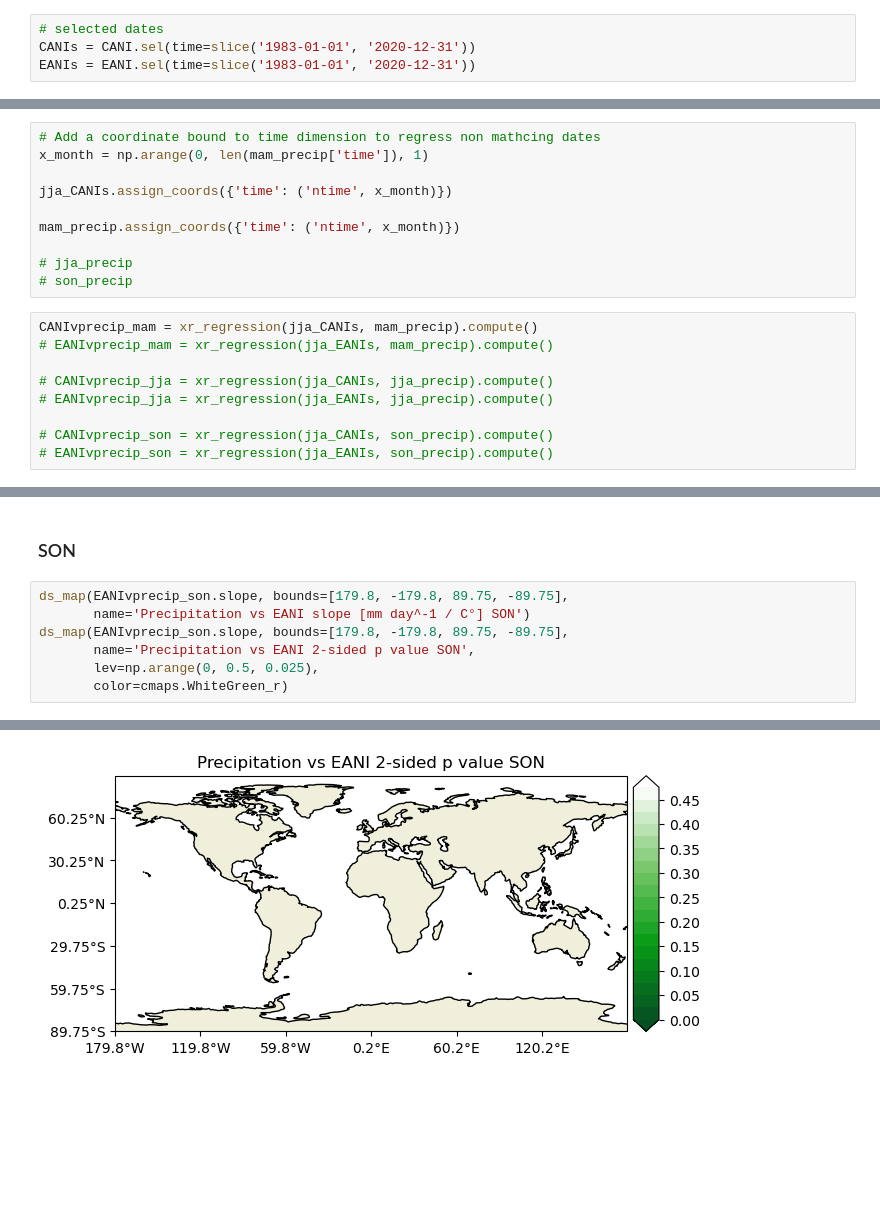
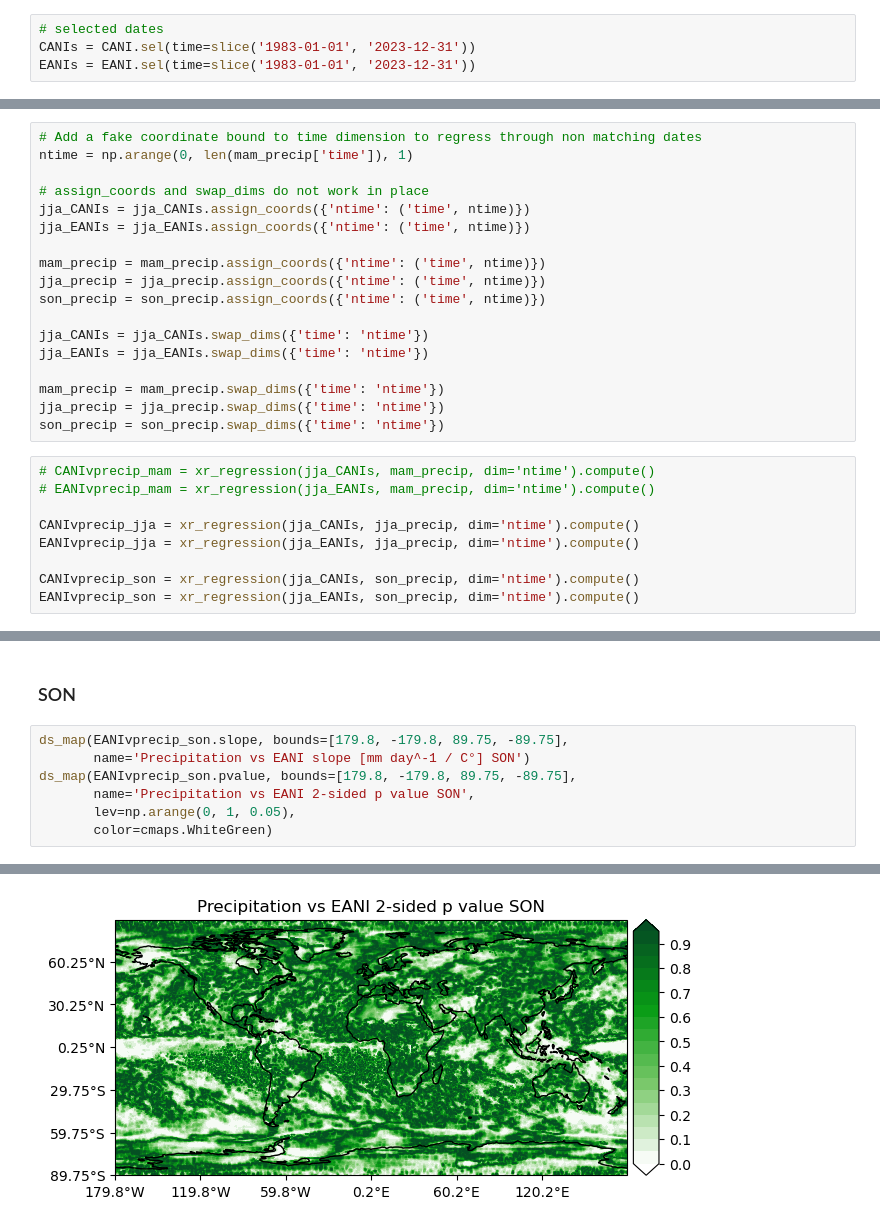
Before and after one commit to allan3prez/ATLN_HG, a Jupyter notebook: Precip_analysis.ipynb, the cells around one changed output, grey strips where cells are left out. Cells and saved outputs as stored; diff of their text form; blank space fills up the shorter version.

Commit message:
fixed regression p value plots and extended CANI_EANI reanalysis to match GPCP

```diff
--- a/Precip_analysis.ipynb
+++ b/Precip_analysis.ipynb
@@ -285,8 +285,8 @@ Attributes:
 # select data
 # %%
 # selected dates
-CANIs = CANI.sel(time=slice('1983-01-01', '2020-12-31'))
-EANIs = EANI.sel(time=slice('1983-01-01', '2020-12-31'))
+CANIs = CANI.sel(time=slice('1983-01-01', '2023-12-31'))
+EANIs = EANI.sel(time=slice('1983-01-01', '2023-12-31'))
 # %%
 CANIs
 # %% [output]
@@ -317,24 +317,32 @@ son_precip = precip.where(precip['time'].dt.month.isin([9, 10, 11]), drop=True).
 
 select per season
 # %%
-# Add a coordinate bound to time dimension to regress non mathcing dates
-x_month = np.arange(0, len(mam_precip['time']), 1)
+# Add a fake coordinate bound to time dimension to regress through non matching dates
+ntime = np.arange(0, len(mam_precip['time']), 1)
 
-jja_CANIs.assign_coords({'time': ('ntime', x_month)})
+# assign_coords and swap_dims do not work in place
+jja_CANIs = jja_CANIs.assign_coords({'ntime': ('time', ntime)})
+jja_EANIs = jja_EANIs.assign_coords({'ntime': ('time', ntime)})
 
-mam_precip.assign_coords({'time': ('ntime', x_month)})
+mam_precip = mam_precip.assign_coords({'ntime': ('time', ntime)})
+jja_precip = jja_precip.assign_coords({'ntime': ('time', ntime)})
+son_precip = son_precip.assign_coords({'ntime': ('time', ntime)})
 
-# jja_precip
-# son_precip
+jja_CANIs = jja_CANIs.swap_dims({'time': 'ntime'})
+jja_EANIs = jja_EANIs.swap_dims({'time': 'ntime'})
+
+mam_precip = mam_precip.swap_dims({'time': 'ntime'})
+jja_precip = jja_precip.swap_dims({'time': 'ntime'})
+son_precip = son_precip.swap_dims({'time': 'ntime'})
 # %%
-CANIvprecip_mam = xr_regression(jja_CANIs, mam_precip).compute()
-# EANIvprecip_mam = xr_regression(jja_EANIs, mam_precip).compute()
+# CANIvprecip_mam = xr_regression(jja_CANIs, mam_precip, dim='ntime').compute()
+# EANIvprecip_mam = xr_regression(jja_EANIs, mam_precip, dim='ntime').compute()
 
-# CANIvprecip_jja = xr_regression(jja_CANIs, jja_precip).compute()
-# EANIvprecip_jja = xr_regression(jja_EANIs, jja_precip).compute()
+CANIvprecip_jja = xr_regression(jja_CANIs, jja_precip, dim='ntime').compute()
+EANIvprecip_jja = xr_regression(jja_EANIs, jja_precip, dim='ntime').compute()
 
-# CANIvprecip_son = xr_regression(jja_CANIs, son_precip).compute()
-# EANIvprecip_son = xr_regression(jja_EANIs, son_precip).compute()
+CANIvprecip_son = xr_regression(jja_CANIs, son_precip, dim='ntime').compute()
+EANIvprecip_son = xr_regression(jja_EANIs, son_precip, dim='ntime').compute()
 # %% [markdown]
 # Plots
 # %% [markdown]
@@ -404,8 +412,8 @@ ds_map(EANIvprecip_jja.slope, bounds=[179.8, -179.8, 89.75, -89.75],
 # %%
 ds_map(EANIvprecip_son.slope, bounds=[179.8, -179.8, 89.75, -89.75],
        name='Precipitation vs EANI slope [mm day^-1 / C°] SON')
-ds_map(EANIvprecip_son.slope, bounds=[179.8, -179.8, 89.75, -89.75],
+ds_map(EANIvprecip_son.pvalue, bounds=[179.8, -179.8, 89.75, -89.75],
        name='Precipitation vs EANI 2-sided p value SON',
-       lev=np.arange(0, 0.5, 0.025),
-       color=cmaps.WhiteGreen_r)
+       lev=np.arange(0, 1, 0.05),
+       color=cmaps.WhiteGreen)
 # %% [output]
@@ -413 +421 @@ ds_map(EANIvprecip_son.slope, bounds=[179.8, -179.8, 89.75, -89.75],
-[figure, old version]
+[figure, new version]
```
Also changed, not shown: parts of 9 cells of this notebook, 2 other files.
